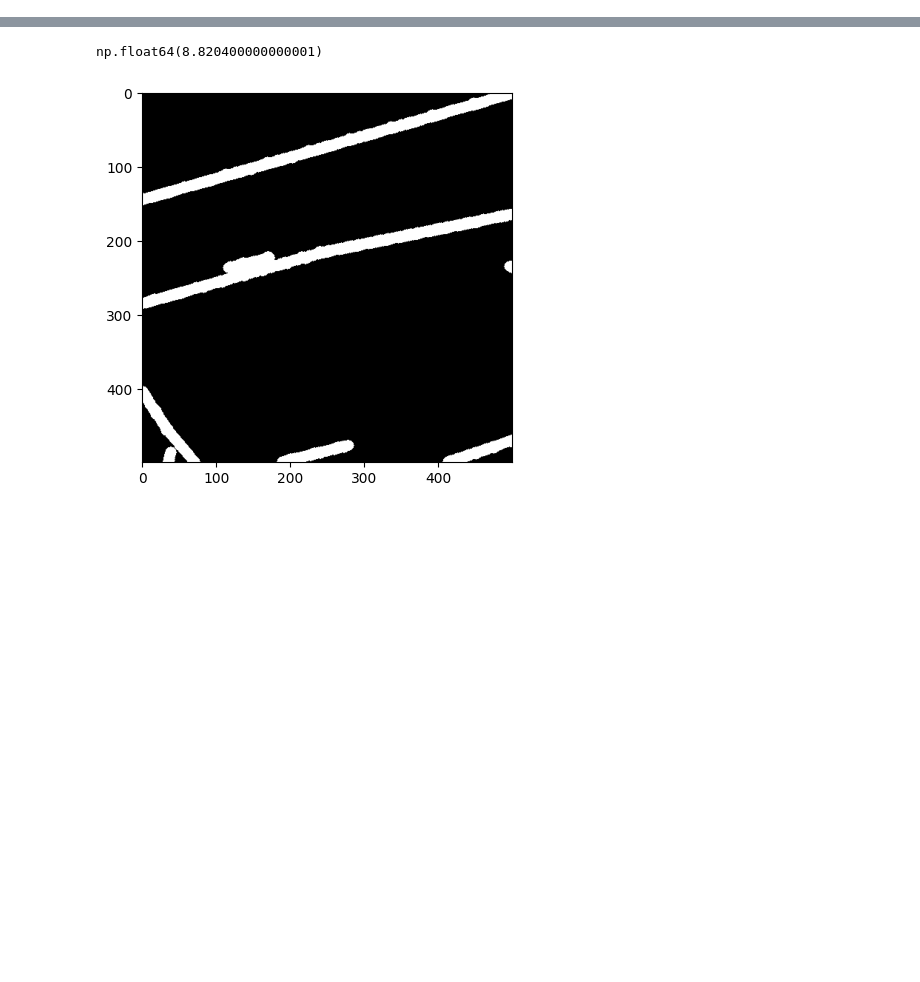
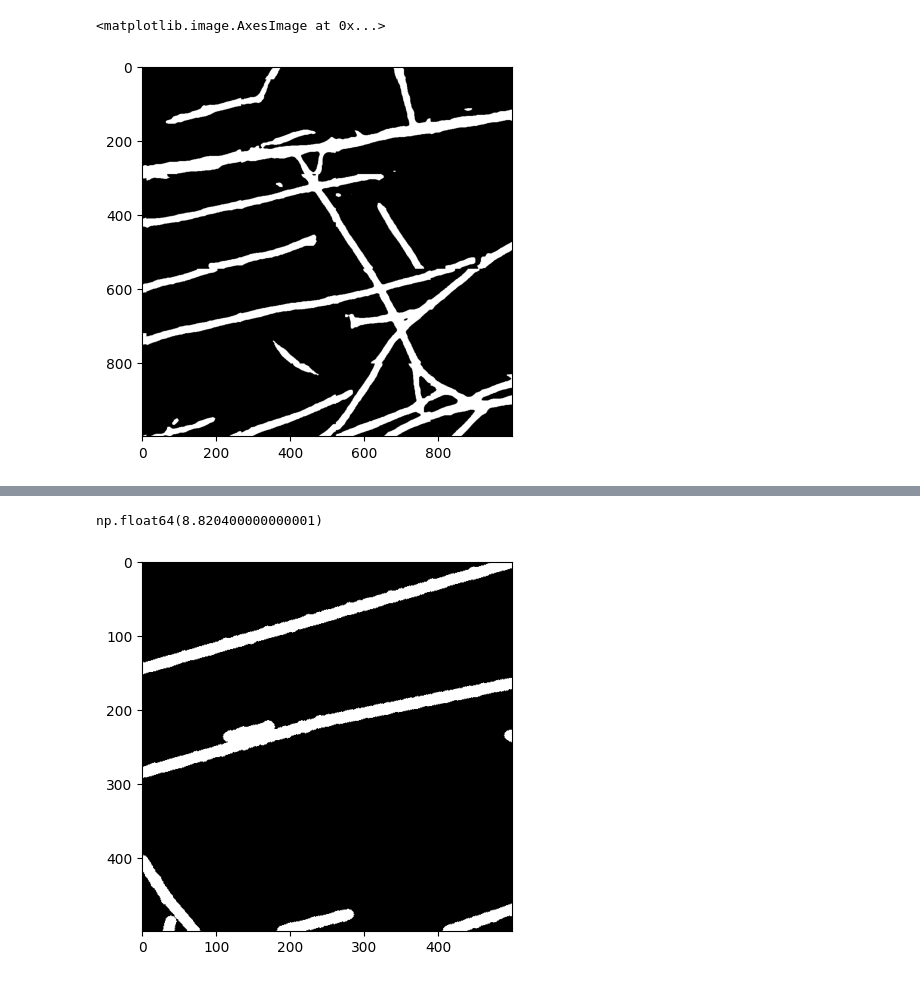
Before and after one commit to ayoubft/fractex2D.pt, a Jupyter notebook: notebooks/eval_single.ipynb, the cells around one changed output, grey strips where cells are left out. Cells and saved outputs as stored; diff of their text form; code cells hidden in the pictures; blank space fills up the shorter version.

```diff
--- a/notebooks/eval_single.ipynb
+++ b/notebooks/eval_single.ipynb
@@ -39,0 +30,5 @@ np.float64(2.9403827450980398)
+# %%
+plt.imshow(pred>20, cmap='gray')
+# %% [output]
+<matplotlib.image.AxesImage at 0x...>
+[figure, added]
```
Also changed, not shown: parts of 8 cells of this notebook, 46 other files.
